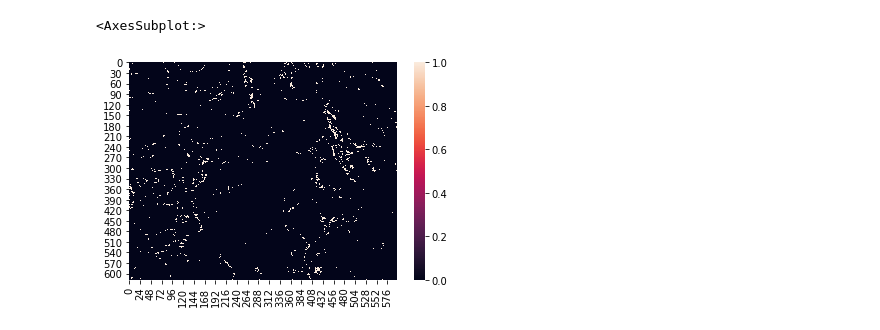
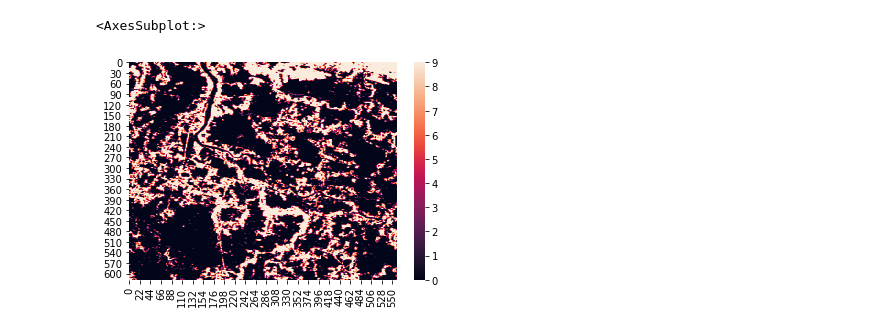
Before and after one commit to wri/sentinel-tree-cover, a Jupyter notebook: notebooks/analysis/blog analyses.ipynb, the cells around one changed output. Saved outputs shown, nothing was run; the diff lists cells and outputs as text; code cells hidden in the pictures.

```diff
--- a/notebooks/analysis/blog analyses.ipynb
+++ b/notebooks/analysis/blog analyses.ipynb
@@ -43,6 +49,6 @@ Wall time: 2.91 s
-# %%
-sns.heatmap(xmin > 5)
-# %% [output]
-<AxesSubplot:>
-[figure, removed]
+# %%
+sns.heatmap(xmax)
+# %% [output]
+<AxesSubplot:>
+[figure, added]
 # %%
```
Also changed, not shown: parts of 7 cells of this notebook, 8 other files.
